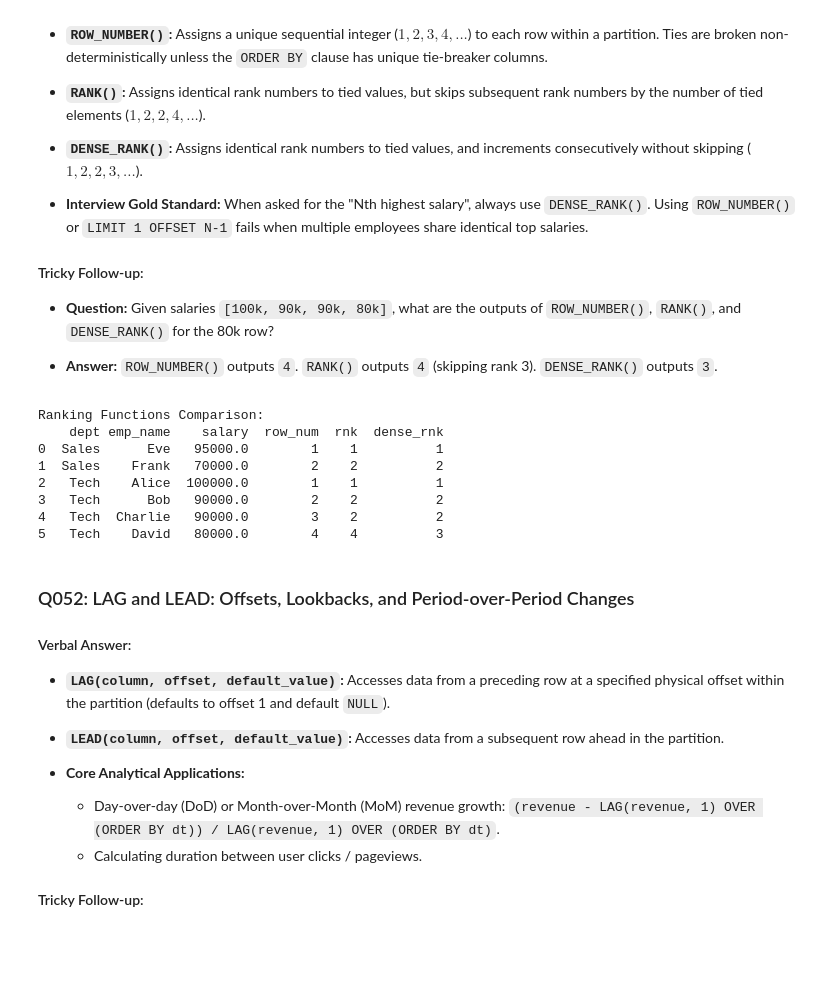
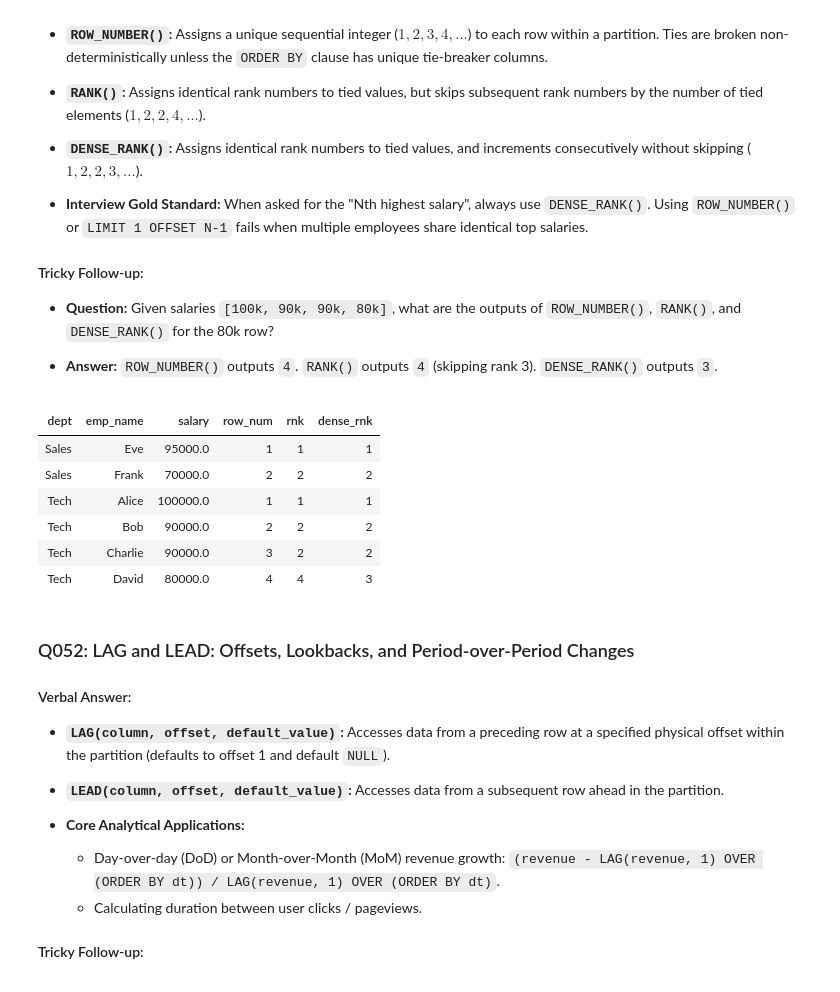
Before and after one commit to iankurbhatt/investigate-datascience, a Jupyter notebook: investigate_interviews/sql_top_150_interview_questions.ipynb, the cells around one changed output. Drawn from its saved outputs; the diff is of its cells as text; code cells hidden in the pictures; blank space fills up the shorter version.

```diff
--- a/investigate_interviews/sql_top_150_interview_questions.ipynb
+++ b/investigate_interviews/sql_top_150_interview_questions.ipynb
@@ -2685,47 +2073,37 @@ Temporary Table Materialization Output:
 
 * **Answer:** `ROW_NUMBER()` outputs `4`. `RANK()` outputs `4` (skipping rank 3). `DENSE_RANK()` outputs `3`.
 # %%
-import duckdb
-
-con = duckdb.connect(':memory:')
-con.execute("""
+%%sql
 CREATE TABLE comp_data (
     emp_name VARCHAR,
     dept VARCHAR,
     salary DOUBLE
 );
 INSERT INTO comp_data VALUES
 ('Alice', 'Tech', 100000),
 ('Bob', 'Tech', 90000),
 ('Charlie', 'Tech', 90000),
 ('David', 'Tech', 80000),
 ('Eve', 'Sales', 95000),
 ('Frank', 'Sales', 70000);
-""")
 
-query = """
 SELECT
     dept,
     emp_name,
     salary,
     ROW_NUMBER() OVER (PARTITION BY dept ORDER BY salary DESC) AS row_num,
     RANK() OVER (PARTITION BY dept ORDER BY salary DESC) AS rnk,
     DENSE_RANK() OVER (PARTITION BY dept ORDER BY salary DESC) AS dense_rnk
 FROM comp_data
 ORDER BY dept, salary DESC;
-"""
-
-print("Ranking Functions Comparison:")
-print(con.execute(query).df())
 # %% [output]
-Ranking Functions Comparison:
-    dept emp_name    salary  row_num  rnk  dense_rnk
-0  Sales      Eve   95000.0        1    1          1
-1  Sales    Frank   70000.0        2    2          2
-2   Tech    Alice  100000.0        1    1          1
-3   Tech      Bob   90000.0        2    2          2
-4   Tech  Charlie   90000.0        3    2          2
-5   Tech    David   80000.0        4    4          3
+| dept | emp_name | salary | row_num | rnk | dense_rnk |
+| Sales | Eve | 95000.0 | 1 | 1 | 1 |
+| Sales | Frank | 70000.0 | 2 | 2 | 2 |
+| Tech | Alice | 100000.0 | 1 | 1 | 1 |
+| Tech | Bob | 90000.0 | 2 | 2 | 2 |
+| Tech | Charlie | 90000.0 | 3 | 2 | 2 |
+| Tech | David | 80000.0 | 4 | 4 | 3 |
 # %% [markdown]
 ### Q052: LAG and LEAD: Offsets, Lookbacks, and Period-over-Period Changes
 
```
Also changed, not shown: parts of 152 cells of this notebook.
